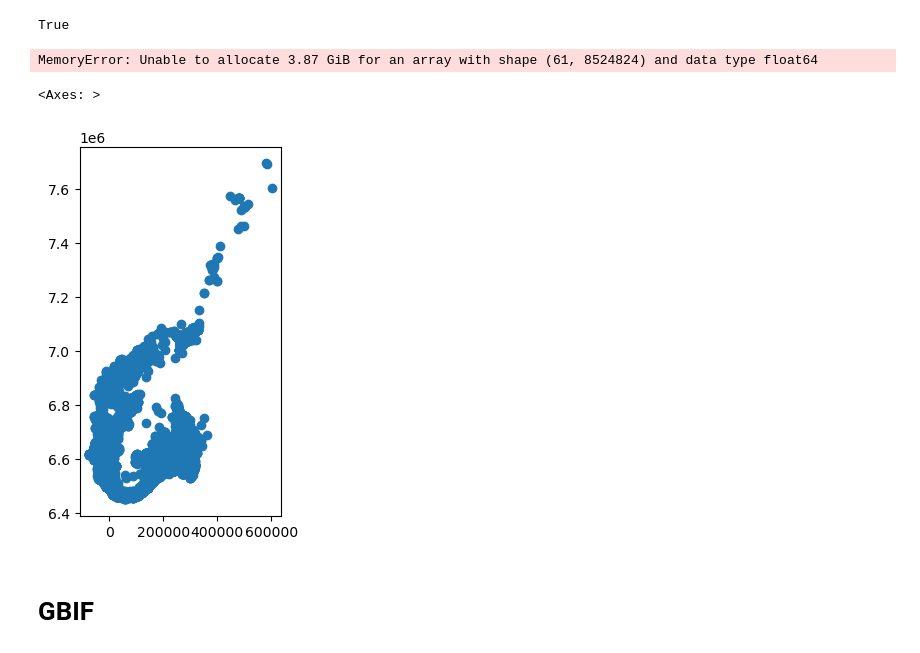
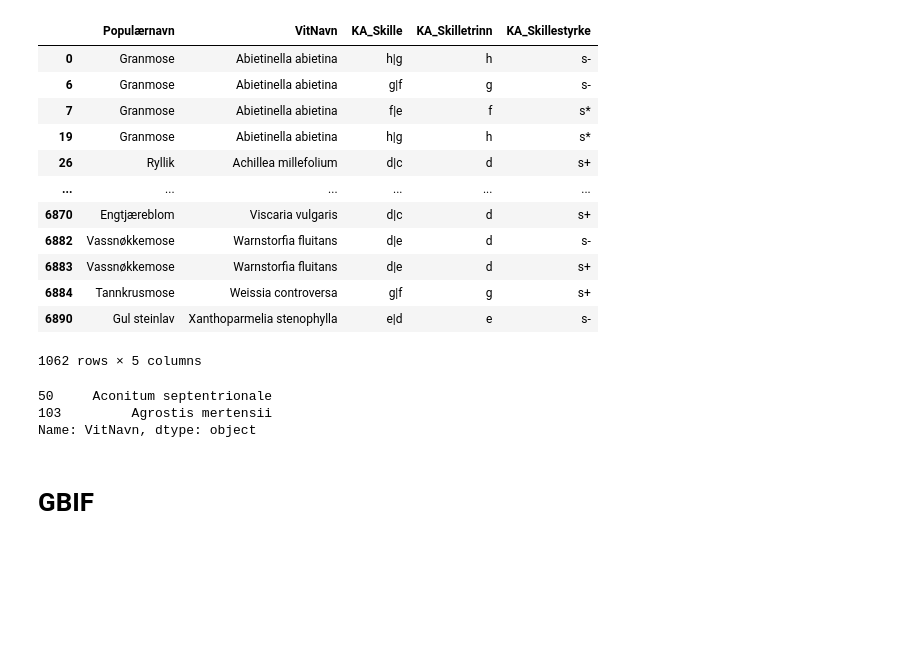
Before and after one commit to egowork/gis_tools, a Jupyter notebook: ymse2.ipynb, the cells around one changed output. Cells and saved outputs as stored; diff of their text form; code cells hidden in the pictures; blank space fills up the shorter version.

```diff
--- a/ymse2.ipynb
+++ b/ymse2.ipynb
@@ -25,18 +19,44 @@ import numpy as np
 # import pyarrow
 # pyarrow fungerer ikke i min conda env
 import os
-# %%
-os.path.isfile("c:/Users/endre/OneDrive/DiverseProsjekt/Data/Edelløvtrær.gpkg")
-# %% [output]
-True
-# %%
-# path = "c:/Users/endre/OneDrive/DiverseProsjekt/Data/Edelløvtrær.gpkg"
-path = "c:/data/0000_25833_SR16_GDB.gdb"
-a = gpd.read_file(path,engine='pyogrio', use_arrow = True)
-# %% [output]
-MemoryError: Unable to allocate 3.87 GiB for an array with shape (61, 8524824) and data type float64
-# %%
-a.plot()
-# %% [output]
-<Axes: >
-[figure, removed]
+# %%
+import pandas as pd
+arter = pd.read_excel("C:/data/Artsliste_Naturtyper_fra_ADB_20220629_vers2.xlsx", sheet_name="Artslister_NiN")
+# %%
+#
+# Fjern de som mangler kategori
+arter = arter[~arter["Kategori"].isna()]
+# Behold de som er relevant mtp kalkgradienten
+arter = arter[arter["Kategori"].str.contains("KA")]
+# Behold den som er kjennetegnede for skille og tyndepunktsgradient
+arter = arter[arter["Kategori"].str.contains("s|t¤")]
+# Function to find "KA" and extract the part 2-4 positions behind it
+def extract_behind_ka(s, find = "KA", pos1=3, pos2=6):
+    kid = s.find(find)
+    return s[(kid+pos1):(kid+pos2)]
+    #else:
+    #    return None
+# Apply the function to the 'Kategori' column
+arter['KA_Skille'] = arter['Kategori'].apply(extract_behind_ka, find = "KA", pos1 = 3, pos2 = 6)
+arter['KA_Skillestyrke'] = arter['Kategori'].apply(extract_behind_ka, find = "KA", pos1 = -3, pos2 = -1)
+arter['KA_Skilletrinn']=arter['KA_Skille'].apply(lambda x: x[0])
+
+#t¤
+# %%
+#arter[['Populærnavn', "VitNavn","KE","KE_kode",  "KA_Trinn", "KA_Styrke"]].drop_duplicates()
+
+arter[['Populærnavn', "VitNavn",'KA_Skille',  "KA_Skilletrinn", "KA_Skillestyrke"]].drop_duplicates()
+# %% [output]
+|  | Populærnavn | VitNavn | KA_Skille | KA_Skilletrinn | KA_Skillestyrke |
+| 0 | Granmose | Abietinella abietina | h|g | h | s- |
+| 6 | Granmose | Abietinella abietina | g|f | g | s- |
+| 7 | Granmose | Abietinella abietina | f|e | f | s* |
+| 19 | Granmose | Abietinella abietina | h|g | h | s* |
+| 26 | Ryllik | Achillea millefolium | d|c | d | s+ |
+| ... | ... | ... | ... | ... | ... |
+| 6870 | Engtjæreblom | Viscaria vulgaris | d|c | d | s+ |
+| 6882 | Vassnøkkemose | Warnstorfia fluitans | d|e | d | s- |
+| 6883 | Vassnøkkemose | Warnstorfia fluitans | d|e | d | s+ |
+| 6884 | Tannkrusmose | Weissia controversa | g|f | g | s+ |
+| 6890 | Gul steinlav | Xanthoparmelia stenophylla | e|d | e | s- |
+1062 rows × 5 columns
@@ -42,0 +72,7 @@ a.plot()
+# %%
+utvalg[2:4]
+#utvalg[0:4]
+# %% [output]
+50     Aconitum septentrionale
+103         Agrostis mertensii
+Name: VitNavn, dtype: object
```
Also changed, not shown: parts of 11 cells of this notebook.
